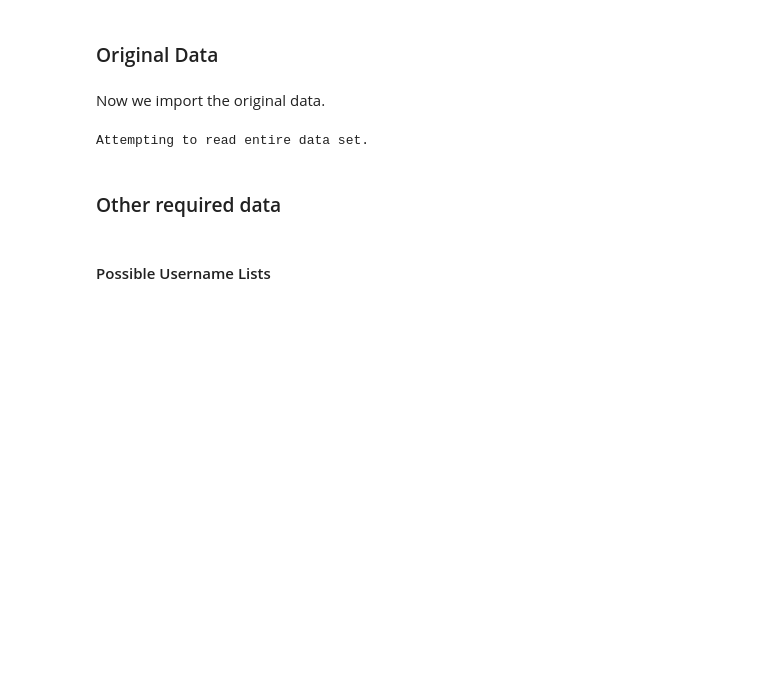
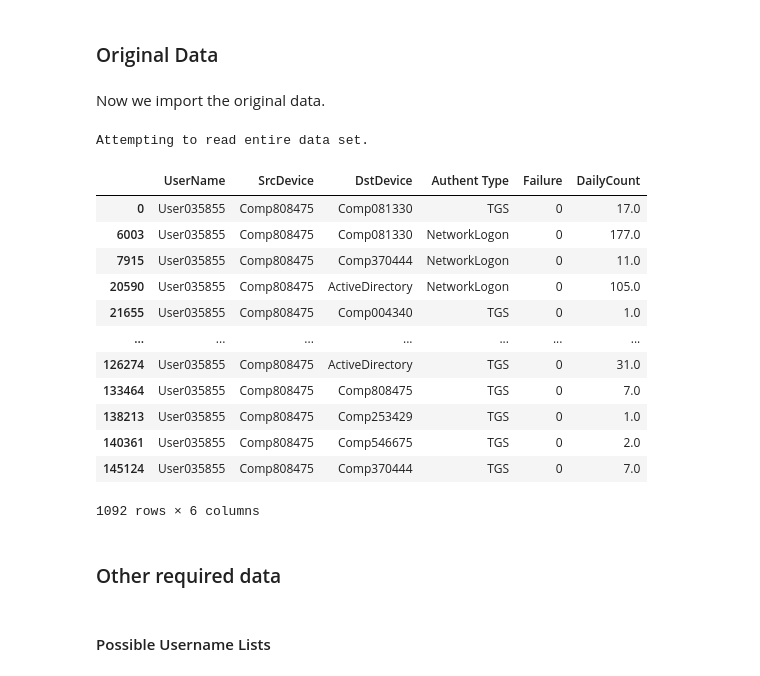
Before and after one commit to gabejg/Advanced-Cyber-Analytics-for-Attack-Detection, a Jupyter notebook: Anomaly Detection/Anomaly Detection.ipynb, the cells around one changed output. Drawn from its saved outputs; the diff is of its cells as text; code cells hidden in the pictures; blank space fills up the shorter version.

```diff
--- a/Anomaly Detection/Anomaly Detection.ipynb
+++ b/Anomaly Detection/Anomaly Detection.ipynb
@@ -81,6 +81,22 @@ except:
     process_data.to_csv('../Data/Process data.gz', header=True, compression='gzip')
 # %% [output]
 Attempting to read entire data set.
+# %%
+authentication_data[authentication_data['UserName'] == 'User035855']
+# %% [output]
+|  | UserName | SrcDevice | DstDevice | Authent Type | Failure | DailyCount |
+| 0 | User035855 | Comp808475 | Comp081330 | TGS | 0 | 17.0 |
+| 6003 | User035855 | Comp808475 | Comp081330 | NetworkLogon | 0 | 177.0 |
+| 7915 | User035855 | Comp808475 | Comp370444 | NetworkLogon | 0 | 11.0 |
+| 20590 | User035855 | Comp808475 | ActiveDirectory | NetworkLogon | 0 | 105.0 |
+| 21655 | User035855 | Comp808475 | Comp004340 | TGS | 0 | 1.0 |
+| ... | ... | ... | ... | ... | ... | ... |
+| 126274 | User035855 | Comp808475 | ActiveDirectory | TGS | 0 | 31.0 |
+| 133464 | User035855 | Comp808475 | Comp808475 | TGS | 0 | 7.0 |
+| 138213 | User035855 | Comp808475 | Comp253429 | TGS | 0 | 1.0 |
+| 140361 | User035855 | Comp808475 | Comp546675 | TGS | 0 | 2.0 |
+| 145124 | User035855 | Comp808475 | Comp370444 | TGS | 0 | 7.0 |
+1092 rows × 6 columns
 # %% [markdown]
 ### Other required data
 # %% [markdown]
```
Also changed, not shown: parts of 34 cells of this notebook, 5 other files.
